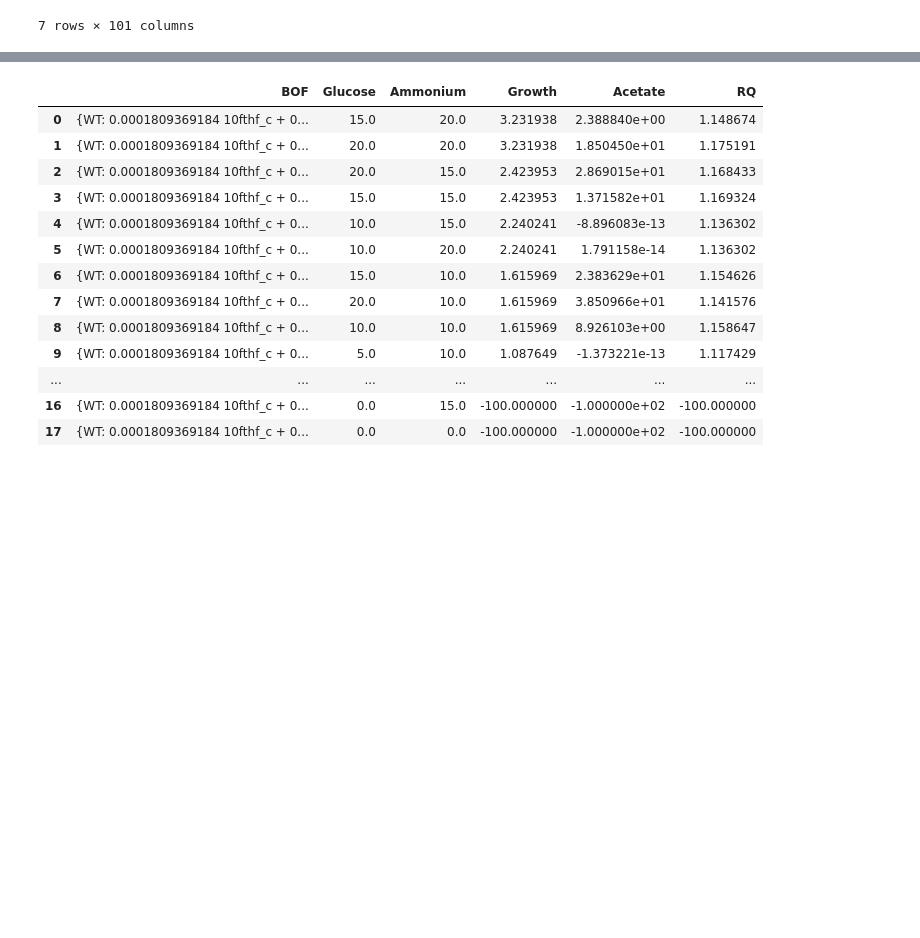
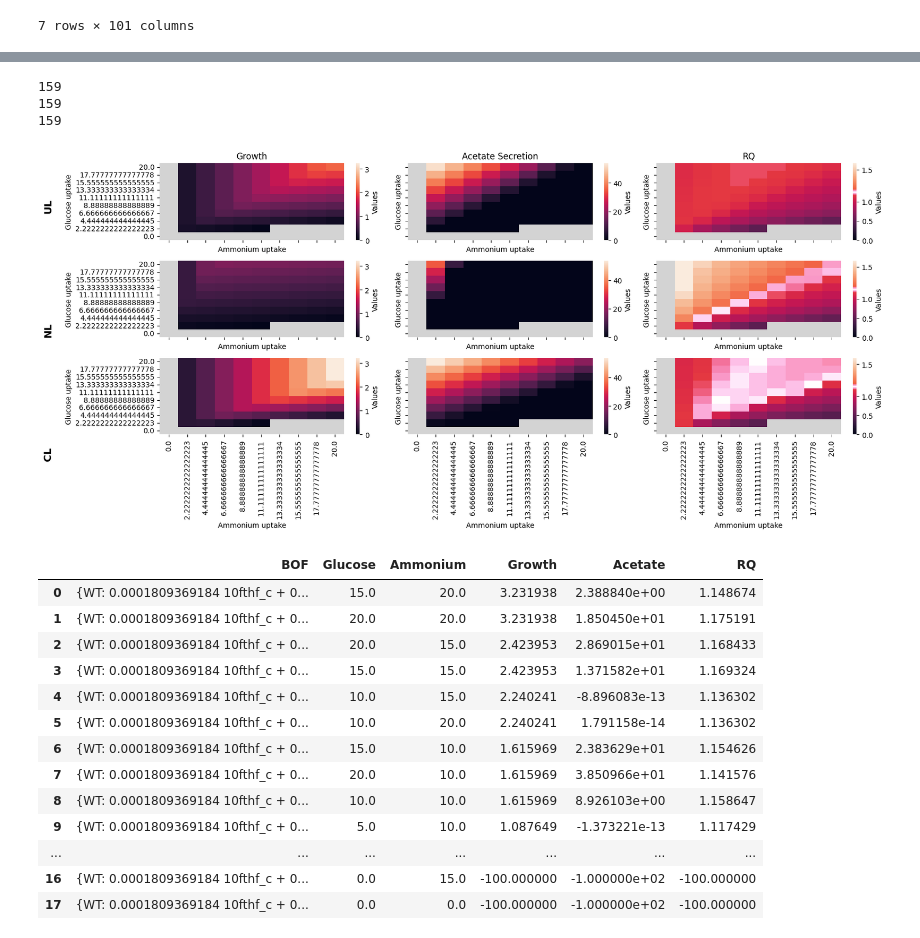
Before and after one commit to gbelis/ChE-411, a Jupyter notebook: SB_project.ipynb, the cells around one changed output, grey strips where cells are left out. Saved outputs shown, nothing was run; the diff lists cells and outputs as text; code cells hidden in the pictures; blank space fills up the shorter version.

```diff
--- a/SB_project.ipynb
+++ b/SB_project.ipynb
@@ -73,3 +65,14 @@ def BTW(model, BOFs, res):
+# %%
+%autoreload 2
+with warnings.catch_warnings():
+    df = pd.read_csv('figure_1_data.csv')
+    warnings.simplefilter("ignore")
+    fig_1_plot(df)
+# %% [output]
+159
+159
+159
+[figure, added]
 # %%
 with warnings.catch_warnings():
     warnings.simplefilter("ignore")
```
Also changed, not shown: parts of 30 cells of this notebook, 1 other file.
